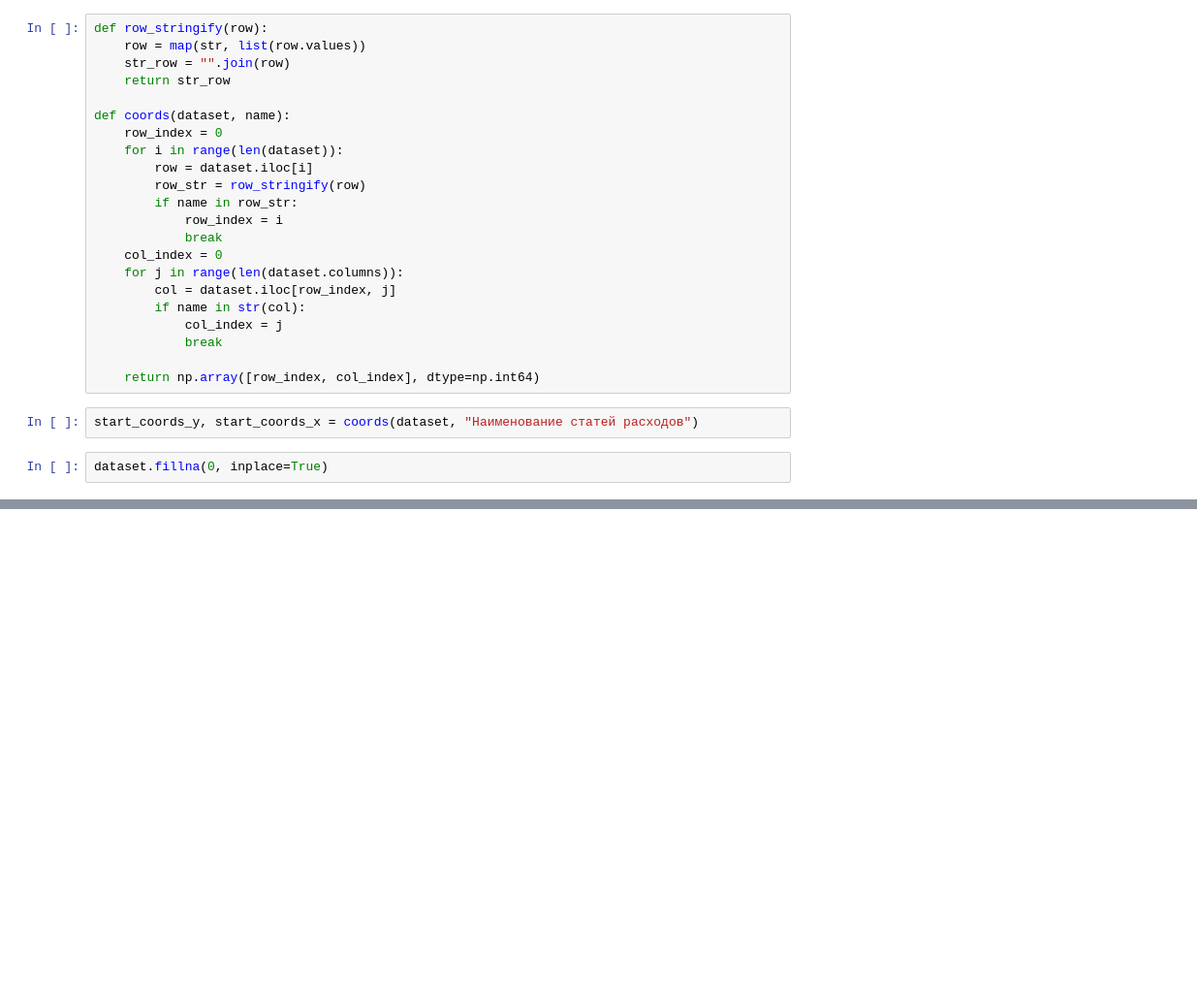
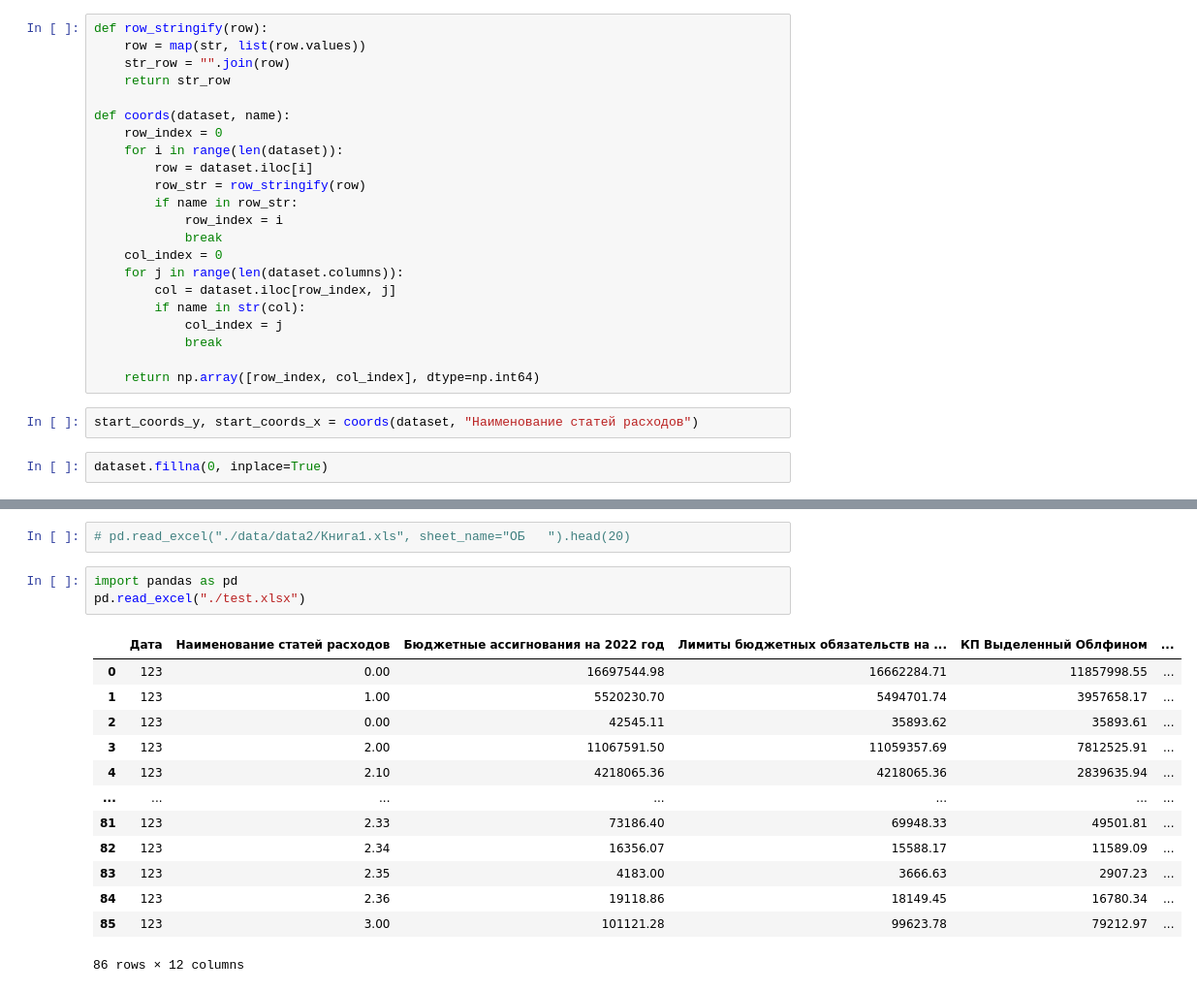
Before and after one commit to dmitrymailk/data_processing, a Jupyter notebook: data_processing/data_parser_7/data_parser_7.ipynb, the cells around one changed output, grey strips where cells are left out. Shown at 97% size. Cells and saved outputs as stored; diff of their text form; blank space fills up the shorter version.

```diff
--- a/data_processing/data_parser_7/data_parser_7.ipynb
+++ b/data_processing/data_parser_7/data_parser_7.ipynb
@@ -126,0 +125,19 @@ dataset
+# %%
+# pd.read_excel("./data/data2/Книга1.xls", sheet_name="ОБ   ").head(20)
+# %%
+import pandas as pd
+pd.read_excel("./test.xlsx")
+# %% [output]
+|  | Дата | Наименование статей расходов | Бюджетные ассигнования на 2022 год | Лимиты бюджетных обязательств на ... | КП Выделенный Облфином | ... |
+| 0 | 123 | 0.00 | 16697544.98 | 16662284.71 | 11857998.55 | ... |
+| 1 | 123 | 1.00 | 5520230.70 | 5494701.74 | 3957658.17 | ... |
+| 2 | 123 | 0.00 | 42545.11 | 35893.62 | 35893.61 | ... |
+| 3 | 123 | 2.00 | 11067591.50 | 11059357.69 | 7812525.91 | ... |
+| 4 | 123 | 2.10 | 4218065.36 | 4218065.36 | 2839635.94 | ... |
+| ... | ... | ... | ... | ... | ... | ... |
+| 81 | 123 | 2.33 | 73186.40 | 69948.33 | 49501.81 | ... |
+| 82 | 123 | 2.34 | 16356.07 | 15588.17 | 11589.09 | ... |
+| 83 | 123 | 2.35 | 4183.00 | 3666.63 | 2907.23 | ... |
+| 84 | 123 | 2.36 | 19118.86 | 18149.45 | 16780.34 | ... |
+| 85 | 123 | 3.00 | 101121.28 | 99623.78 | 79212.97 | ... |
+86 rows × 12 columns
```
Also changed, not shown: parts of 4 cells of this notebook, 14 other files.
